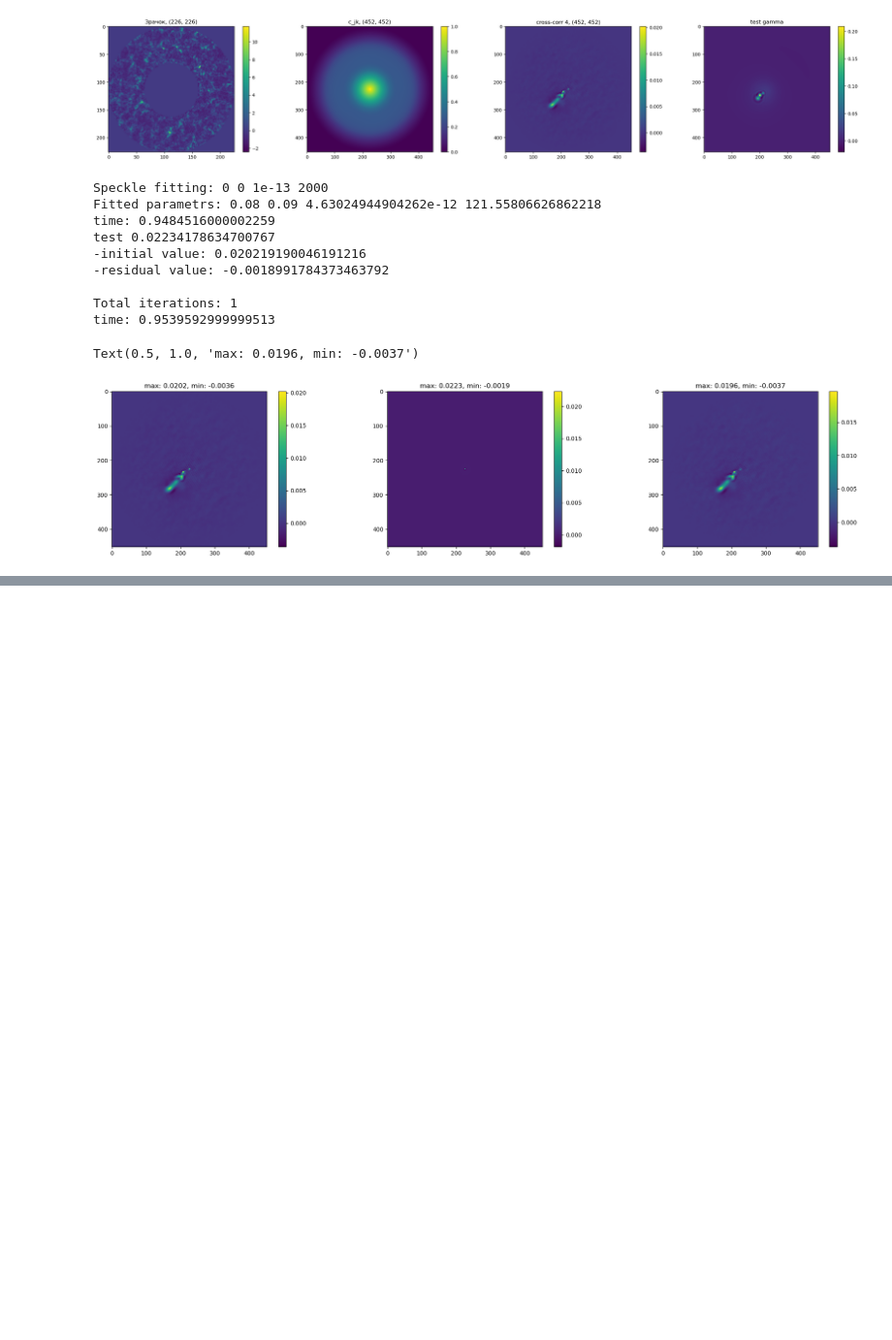
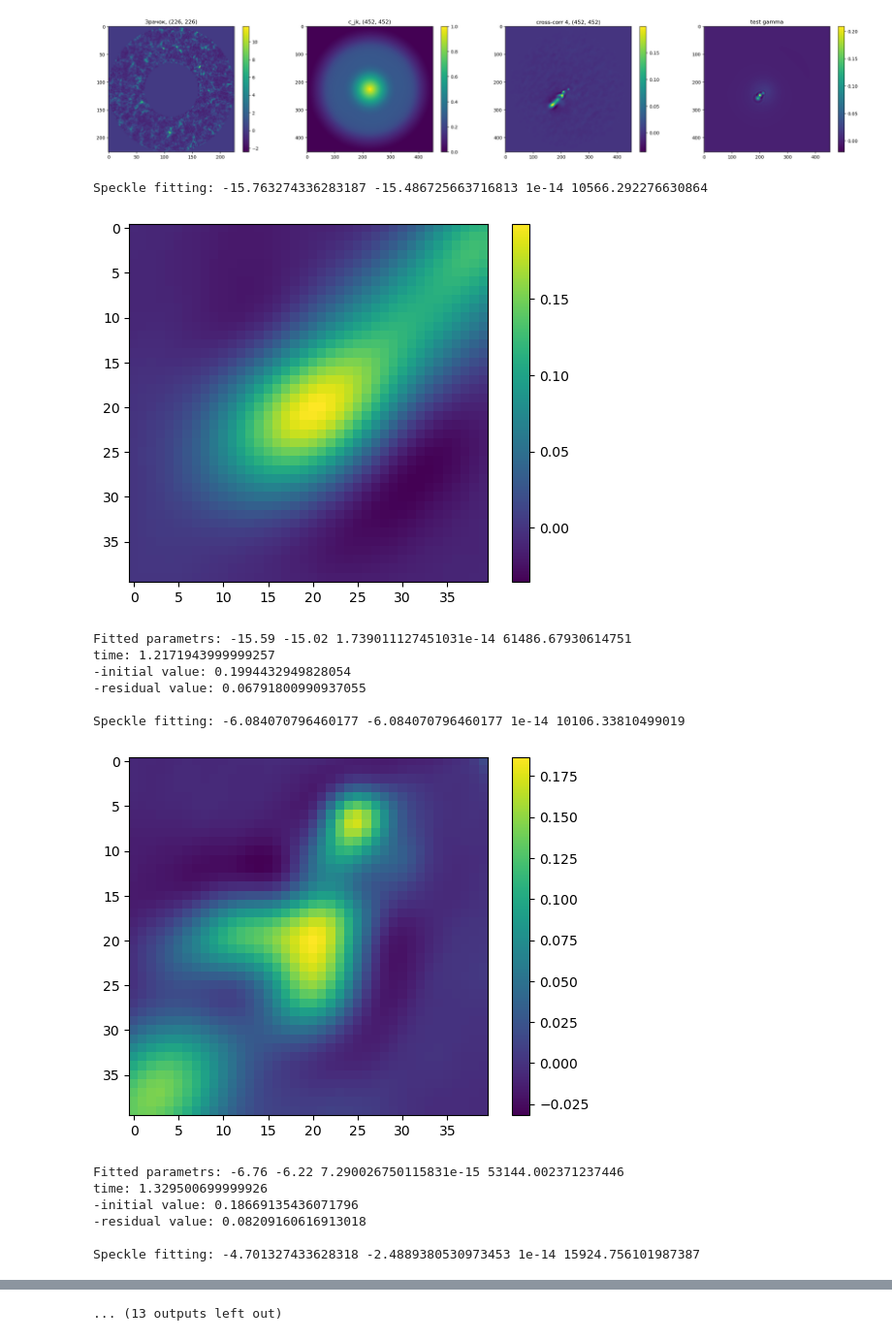
Before and after one commit to AntonMate/domecam, a Jupyter notebook: curvefitting_se.ipynb, the cells around one changed output, grey strips where cells are left out. Shown at 97% size. Drawn from its saved outputs; the diff is of its cells as text; code cells hidden in the pictures; blank space fills up the shorter version.

```diff
--- a/curvefitting_se.ipynb
+++ b/curvefitting_se.ipynb
@@ -230,32 +264,28 @@ def one_speckle_fit(params=None, data=None):
 # %% [output]
 [figure]
 # %%
-comps, residual, clean, params, res2, clean2 = CLEAN(data, gain=1, thresh=threshold_otsu(data), niter=1)
+comps, residual, clean, params = CLEAN(data, gain=0.8, thresh=threshold_otsu(data), niter=100)
 
 fig, (ax, ax2, ax3) = plt.subplots(1, 3, figsize=(25, 5))
 fig.colorbar(ax.imshow(data), ax=ax)
 fig.colorbar(ax2.imshow(clean), ax=ax2)
 fig.colorbar(ax3.imshow(residual), ax=ax3)
 ax.set_title(f'max: {np.max(data):.4f}, min: {np.min(data):.4f}')
 ax2.set_title(f'max: {np.max(clean):.4f}, min: {np.min(clean):.4f}')
 ax3.set_title(f'max: {np.max(residual):.4f}, min: {np.min(residual):.4f}')
-
-# fig, (ax, ax2, ax3) = plt.subplots(1, 3, figsize=(25, 5))
-# fig.colorbar(ax.imshow(data), ax=ax)
-# fig.colorbar(ax2.imshow(clean2), ax=ax2)
-# fig.colorbar(ax3.imshow(res2), ax=ax3)
-# ax.set_title(f'max: {np.max(data):.4f}, min: {np.min(data):.4f}')
-# ax2.set_title(f'max: {np.max(clean2):.4f}, min: {np.min(clean2):.4f}')
-# ax3.set_title(f'max: {np.max(res2):.4f}, min: {np.min(res2):.4f}')
 # %% [output]
-Speckle fitting: 0 0 1e-13 2000
-Fitted parametrs: 0.08 0.09 4.63024944904262e-12 121.55806626862218
-time: 0.9484516000002259
-test 0.02234178634700767
--initial value: 0.020219190046191216
--residual value: -0.0018991784373463792
-
-Total iterations: 1
-time: 0.9539592999999513
+Speckle fitting: -15.763274336283187 -15.486725663716813 1e-14 10566.292276630864
+[figure, new version]
-Text(0.5, 1.0, 'max: 0.0196, min: -0.0037')
+Fitted parametrs: -15.59 -15.02 1.739011127451031e-14 61486.67930614751
+time: 1.2171943999999257
+-initial value: 0.1994432949828054
+-residual value: 0.06791800990937055
+
+Speckle fitting: -6.084070796460177 -6.084070796460177 1e-14 10106.33810499019
-[figure, old version]
+[figure, added]
+Fitted parametrs: -6.76 -6.22 7.290026750115831e-15 53144.002371237446
+time: 1.329500699999926
+-initial value: 0.18669135436071796
+-residual value: 0.08209160616913018
+
+Speckle fitting: -4.701327433628318 -2.4889380530973453 1e-14 15924.756101987387
@@ -262 +316,2 @@ Text(0.5, 1.0, 'max: 0.0196, min: -0.0037')
+... (13 outputs left out)
 # %%
```
Also changed, not shown: parts of 6 cells of this notebook, 1 other file.
